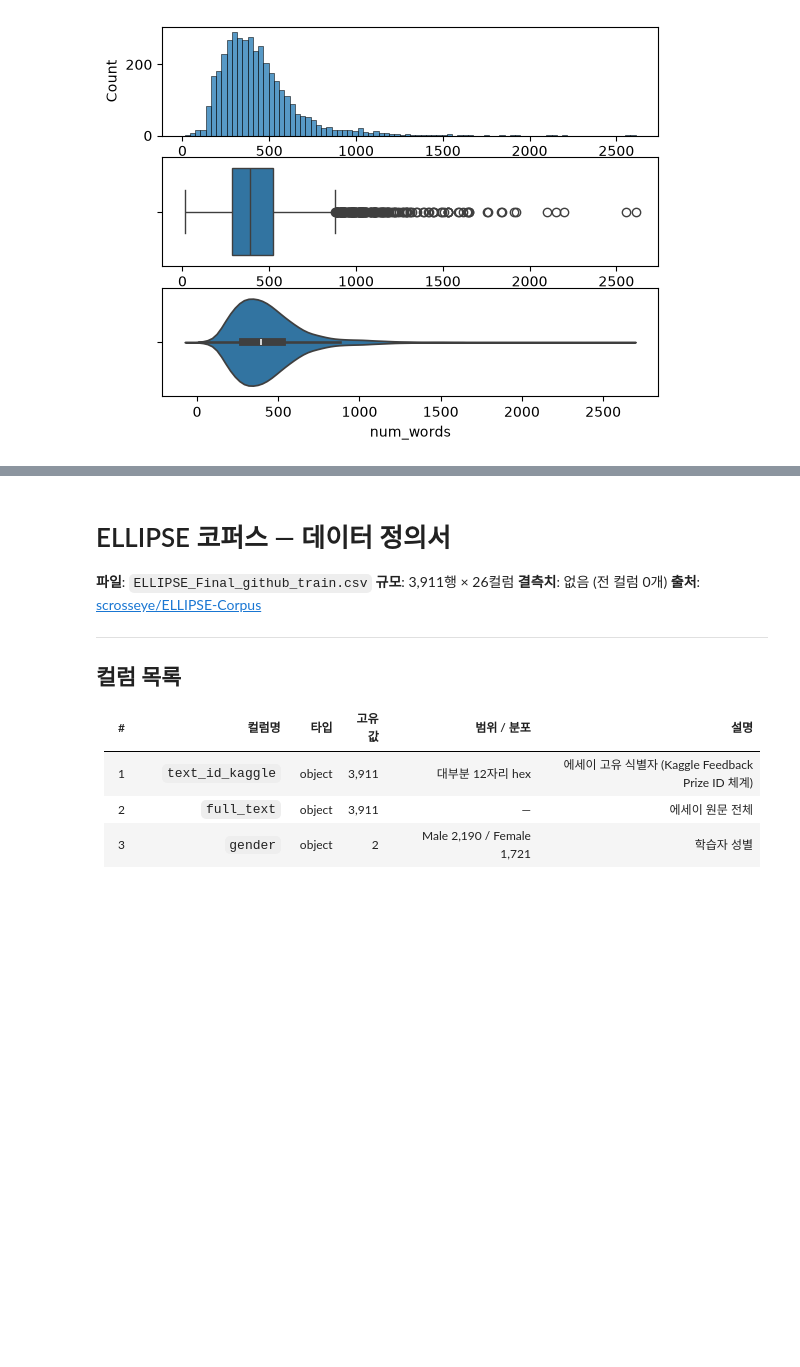
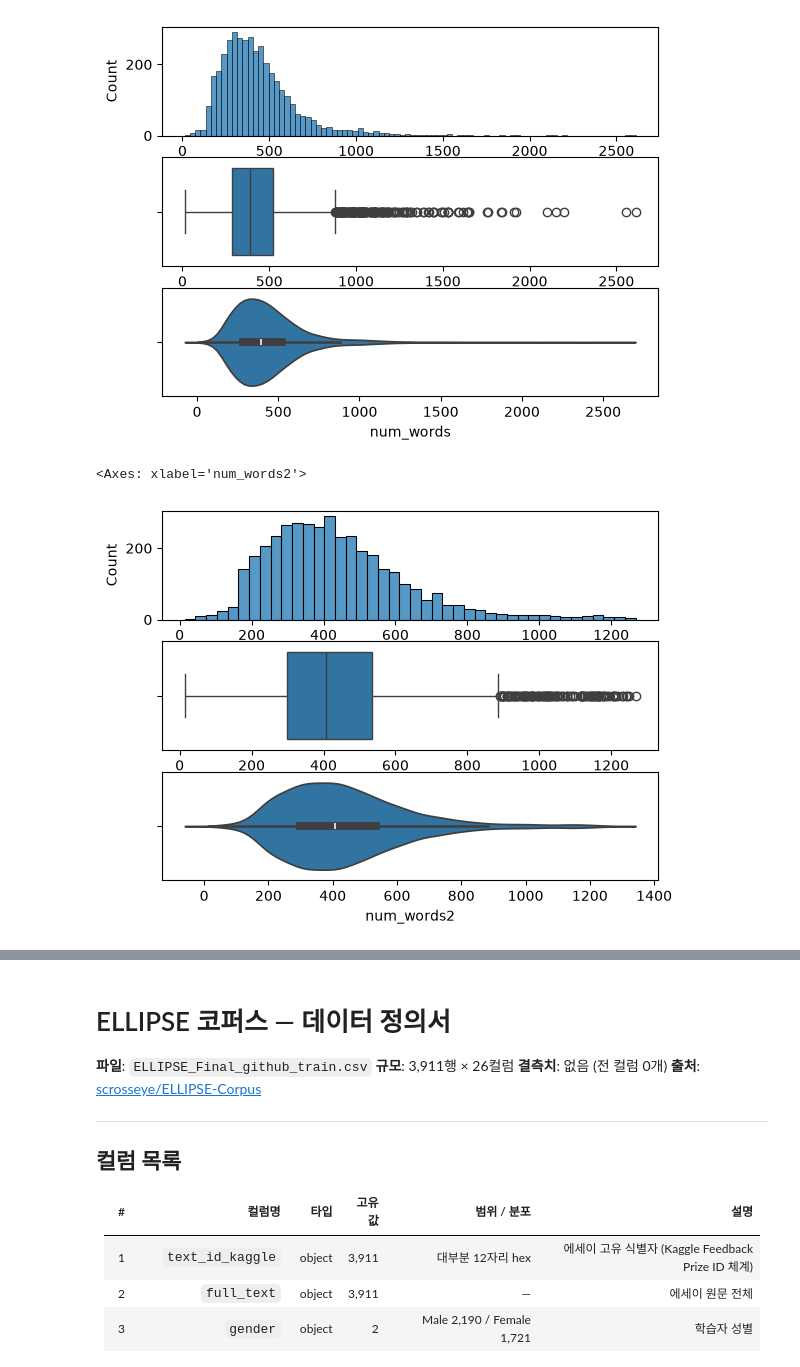
Before and after one commit to Kim-Jeong-Hun/SHI_DT_1st_project, a Jupyter notebook: 01_eda.ipynb, the cells around one changed output, grey strips where cells are left out. Cells and saved outputs as stored; diff of their text form; code cells hidden in the pictures; blank space fills up the shorter version.

```diff
--- a/01_eda.ipynb
+++ b/01_eda.ipynb
@@ -354,4 +595,14 @@ sns.violinplot(data=raw_data, x="num_words")
 # %% [output]
 <Axes: xlabel='num_words'>
 [figure]
+# %%
+plt.subplot(3, 1, 1)
+sns.histplot(data=raw_data, x="num_words2")
+plt.subplot(3, 1, 2)
+sns.boxplot(data=raw_data, x="num_words2")
+plt.subplot(3, 1, 3)
+sns.violinplot(data=raw_data, x="num_words2")
+# %% [output]
+<Axes: xlabel='num_words2'>
+[figure, added]
 # %%
```
Also changed, not shown: parts of 6 cells of this notebook, 11 other files.
